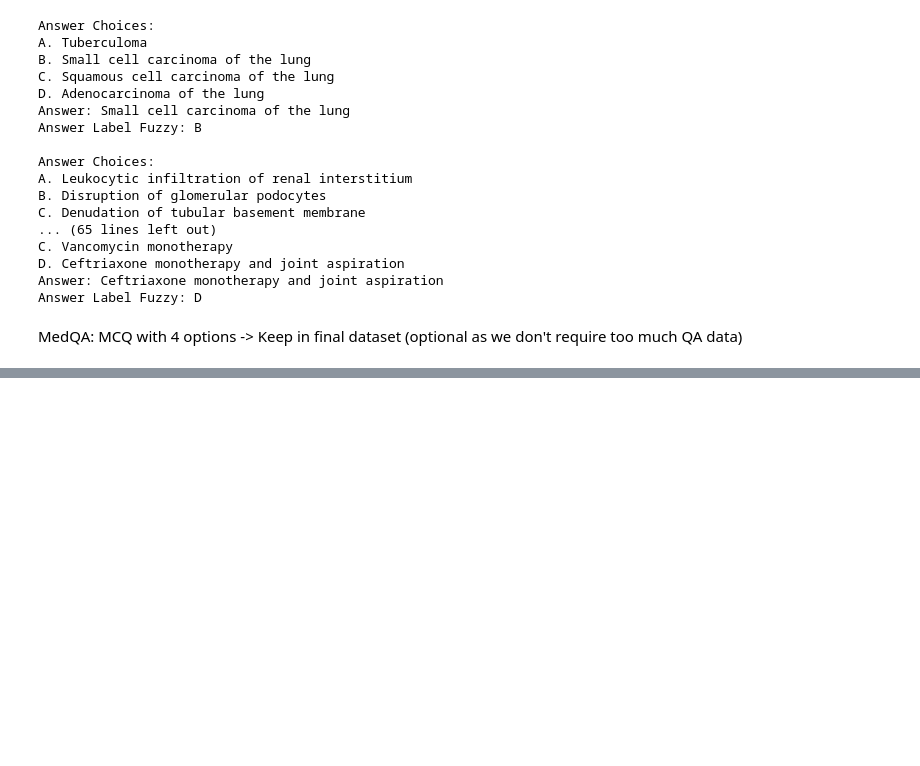
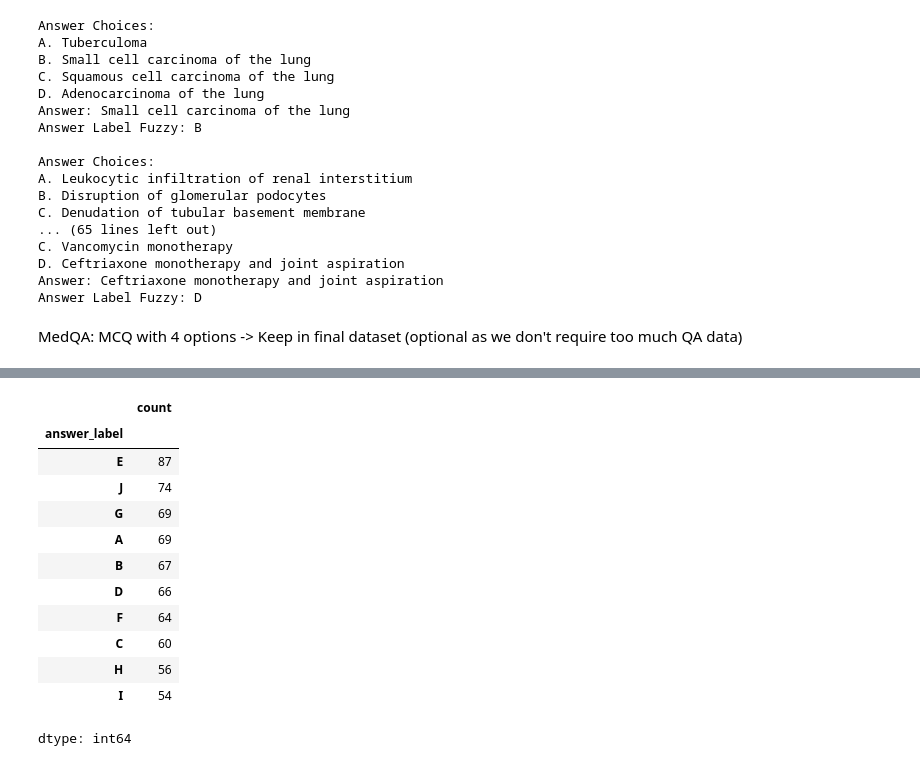
Before and after one commit to jChong02/sjsu-data298, a Jupyter notebook: eda_and_preprocessing.ipynb, the cells around one changed output, grey strips where cells are left out. Cells and saved outputs as stored; diff of their text form; code cells hidden in the pictures; blank space fills up the shorter version.

```diff
--- a/eda_and_preprocessing.ipynb
+++ b/eda_and_preprocessing.ipynb
@@ -761,0 +892,10 @@ MedQA: MCQ with 4 options -> Keep in final dataset (optional as we don't require
+# %%
+def split_question_and_options(text):
+    marker = "Answer Choices:"
+    if marker in text:
+        q, opts = text.split(marker, 1)
+        return q.strip(), (marker + " " + opts.strip())
+    else:
+        return text.strip(), None
+
+medxpertqa_qs[["question", "options"]] = medxpertqa_qs["question"].apply(lambda x: pd.Series(split_question_and_options(x)))
@@ -761,0 +946,11 @@ MedQA: MCQ with 4 options -> Keep in final dataset (optional as we don't require
+# %%
+def count_answer_choices(text):
+    if pd.isnull(text):
+        return 0
+
+    matches = re.findall(r"\([A-Z]\)", text)
+    return len(matches)
+# %%
+medxpertqa_qs['num_choices'] = medxpertqa_qs['options'].apply(count_answer_choices)
+
+medxpertqa_qs['num_choices'].value_counts()
@@ -761,0 +963,26 @@ MedQA: MCQ with 4 options -> Keep in final dataset (optional as we don't require
+# %%
+def extract_answer_label(text):
+    # Look for a capital letter inside parentheses at the start
+    match = re.match(r"\(([A-J])\)", text.strip())
+    if match:
+        return match.group(1)  # just the letter, e.g. "E"
+    return None
+
+
+medxpertqa_qs["answer_label"] = medxpertqa_qs["answer"].apply(extract_answer_label)
+# %%
+medxpertqa_qs["answer_label"].value_counts(dropna=False)
+# %% [output]
+|  | count |
+| answer_label |  |
+| E | 87 |
+| J | 74 |
+| G | 69 |
+| A | 69 |
+| B | 67 |
+| D | 66 |
+| F | 64 |
+| C | 60 |
+| H | 56 |
+| I | 54 |
+dtype: int64
```
Also changed, not shown: parts of 50 cells of this notebook, 1 other file.
